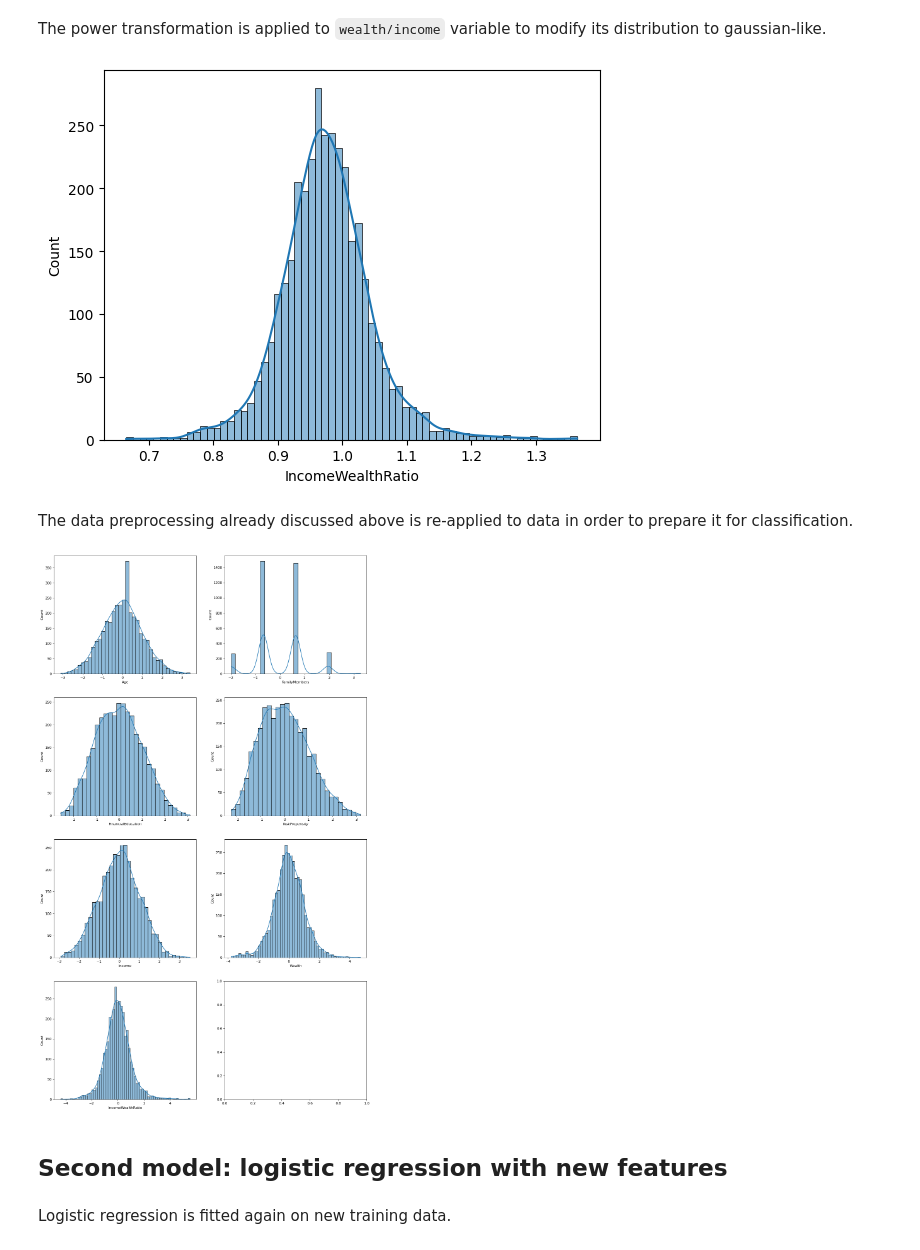
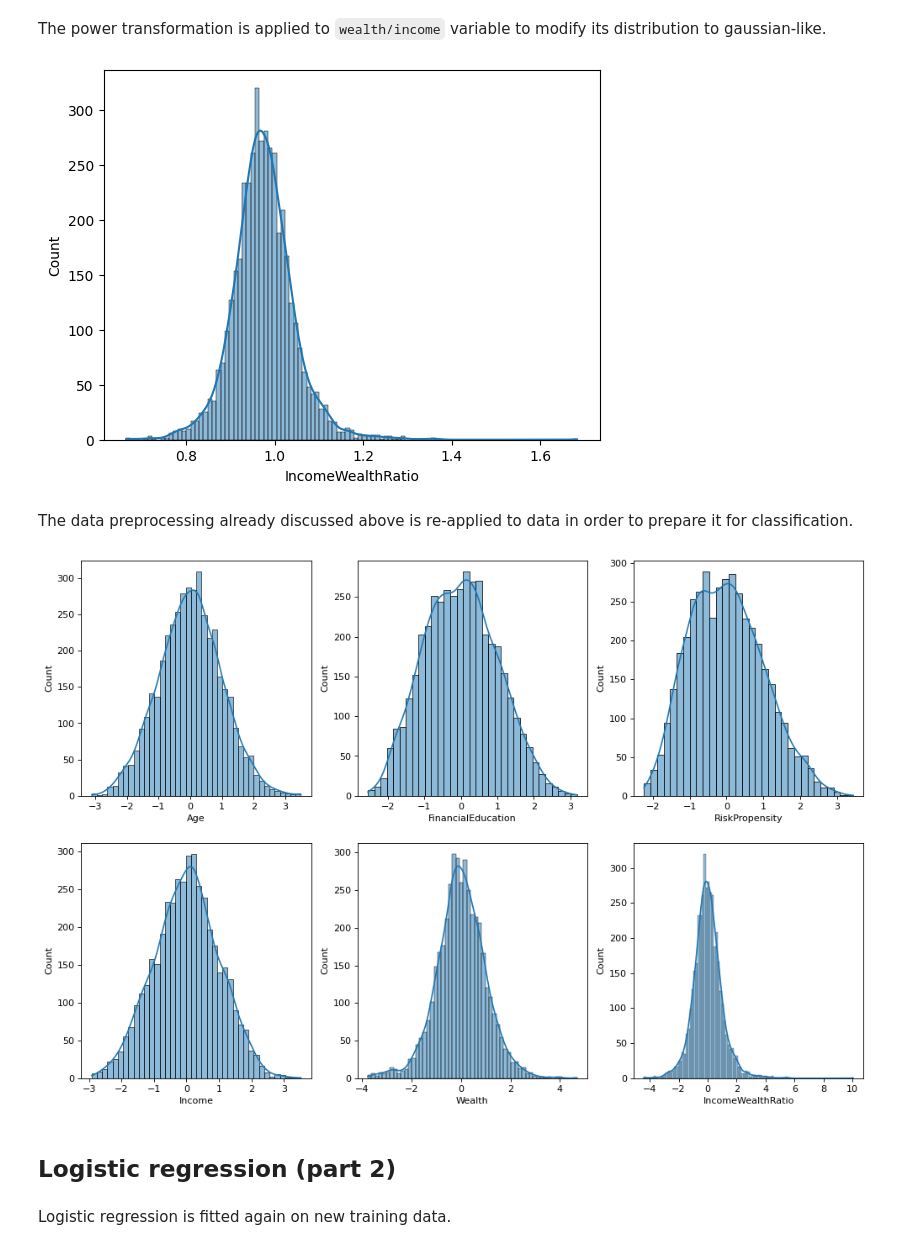
Before and after one commit to venturellimatteo/fintech-projects, a Jupyter notebook: 2 - Recommendation System/RecommendationSystem.ipynb, the cells around one changed output. Saved outputs shown, nothing was run; the diff lists cells and outputs as text; code cells hidden in the pictures.

```diff
--- a/2 - Recommendation System/RecommendationSystem.ipynb
+++ b/2 - Recommendation System/RecommendationSystem.ipynb
@@ -116,7 +121,7 @@ stds = np.empty(len(features))
 for f, i in zip(features, indexes):
     means[i] = np.mean(x_train[f])
     stds[i] = np.std(x_train[f])
-    for x in [x_train, x_val, x_test]:
+    for x in [x_train, x_test]:
         x[f] = (x[f] - means[i]) / stds[i]
 # %% [markdown]
 # Classification
@@ -149,9 +154,9 @@ from sklearn.metrics import accuracy_score, recall_score, precision_score, f1_sc
 fig, axes = plt.subplots(1, 2, figsize=(14,6), dpi=80)
 title = ['Income Investment Propensity', 'Accumulation Investment Propensity']
 
-for y_val, y_pred, i in zip([y_inc_val, y_acc_val], [y_inc_pred, y_acc_pred], [0, 1]):
+for y_train, y_pred, i in zip([y_inc_train, y_acc_train], [y_inc_pred, y_acc_pred], [0, 1]):
 
-    cf_matrix = (confusion_matrix(y_val, y_pred, labels=[1, 0], sample_weight=None) / len(y_pred) * 100)
+    cf_matrix = (confusion_matrix(y_train, y_pred, labels=[1, 0], sample_weight=None) / len(y_pred) * 100)
 
     group_names = ['True Neg', 'False Pos', 'False Neg', 'True Pos']
     group_counts = ['{0:0.0f}'.format(value) for value in cf_matrix.flatten()]
@@ -163,10 +168,10 @@ for y_val, y_pred, i in zip([y_inc_val, y_acc_val], [y_inc_pred, y_acc_pred], [0
     axes[i].set_title(title[i])
 
     print(f'{title[i]} metrics:')
-    print(f'Accuracy:\t{accuracy_score(y_val, y_pred):.3f}')
-    print(f'Recall:\t\t{recall_score(y_val, y_pred):.3f}')
-    print(f'Precision:\t{precision_score(y_val, y_pred):.3f}')
-    print(f'F1score:\t{f1_score(y_val, y_pred):.3f}')
+    print(f'Accuracy:\t{accuracy_score(y_train, y_pred):.3f}')
+    print(f'Recall:\t\t{recall_score(y_train, y_pred):.3f}')
+    print(f'Precision:\t{precision_score(y_train, y_pred):.3f}')
+    print(f'F1score:\t{f1_score(y_train, y_pred):.3f}')
     print('\n')
 # %% [output]
 Income Investment Propensity metrics:
@@ -194,10 +195,10 @@ F1score:        0.686
 Normalization and power transformation are reversed before creating <code>wealth/income</code> variable and plotting it.
 # %%
 for f, i in zip(features, indexes):
-    for x in [x_train, x_val, x_test]:
+    for x in [x_train, x_test]:
         x[f] = x[f] * stds[i] + means[i]
 
-for x in [x_train, x_val, x_test]:
+for x in [x_train, x_test]:
     x['Wealth'] = x['Wealth']**(1.0/wealth_power)
     x['Income'] = x['Income']**(1.0/income_power)
     x['IncomeWealthRatio'] = x['Income'] / x['Wealth']
@@ -210,47 +211,55 @@ The power transformation is applied to <code>wealth/income</code> variable to mo
 # %%
 wealth_income_power = 0.1
 
-for x in [x_train, x_val, x_test]:
+for x in [x_train, x_test]:
     x['IncomeWealthRatio'] = x['IncomeWealthRatio']**wealth_income_power
 
 _ = sns.histplot(data=x_train, x='IncomeWealthRatio', kde=True)
 # %% [output]
-[figure, old version]
+[figure, new version]
 # %% [markdown]
 The data preprocessing already discussed above is re-applied to data in order to prepare it for classification.
 # %%
-for x in [x_train, x_val, x_test]:
+for x in [x_train, x_test]:
     x['Wealth'] = x['Wealth']**wealth_power
     x['Income'] = x['Income']**income_power
 
 features = x_train.columns
 indexes = np.arange(len(features))
 
 means = np.empty(len(features))
 stds = np.empty(len(features))
 
 for f, i in zip(features, indexes):
     means[i] = np.mean(x_train[f])
     stds[i] = np.std(x_train[f])
-    for x in [x_train, x_val, x_test]:
+    for x in [x_train, x_test]:
         x[f] = (x[f] - means[i]) / stds[i]
 
-fig, axes = plt.subplots(4, 2, figsize=(16,28), dpi=80)
+# defining the number of subplots per row and column
+n_rows = 2
+n_cols = 3
+
+# creating the figure and the set of subplots
+fig, axes = plt.subplots(n_rows, n_cols, figsize=(15,10), dpi=80)
+
+# initializing the row and column indexes
 row = column = 0
 
+# for each feature: select the correct axis, plot the feature distribution and update the indexes
 for f in features:
     ax = axes[row][column]
 
     sns.histplot(data=x_train, x=f, ax=ax, kde=True)
 
     column = column + 1
-    if column % 2 == 0:
+    if column % n_cols == 0:
         column = 0
         row = row + 1
 # %% [output]
-[figure, old version]
+[figure, new version]
-# %% [markdown]
-## Second model: logistic regression with new features
+# %% [markdown]
+## Logistic regression (part 2)
 # %% [markdown]
 Logistic regression is fitted again on new training data.
 # %%
```
Also changed, not shown: parts of 34 cells of this notebook, 1 other file.
